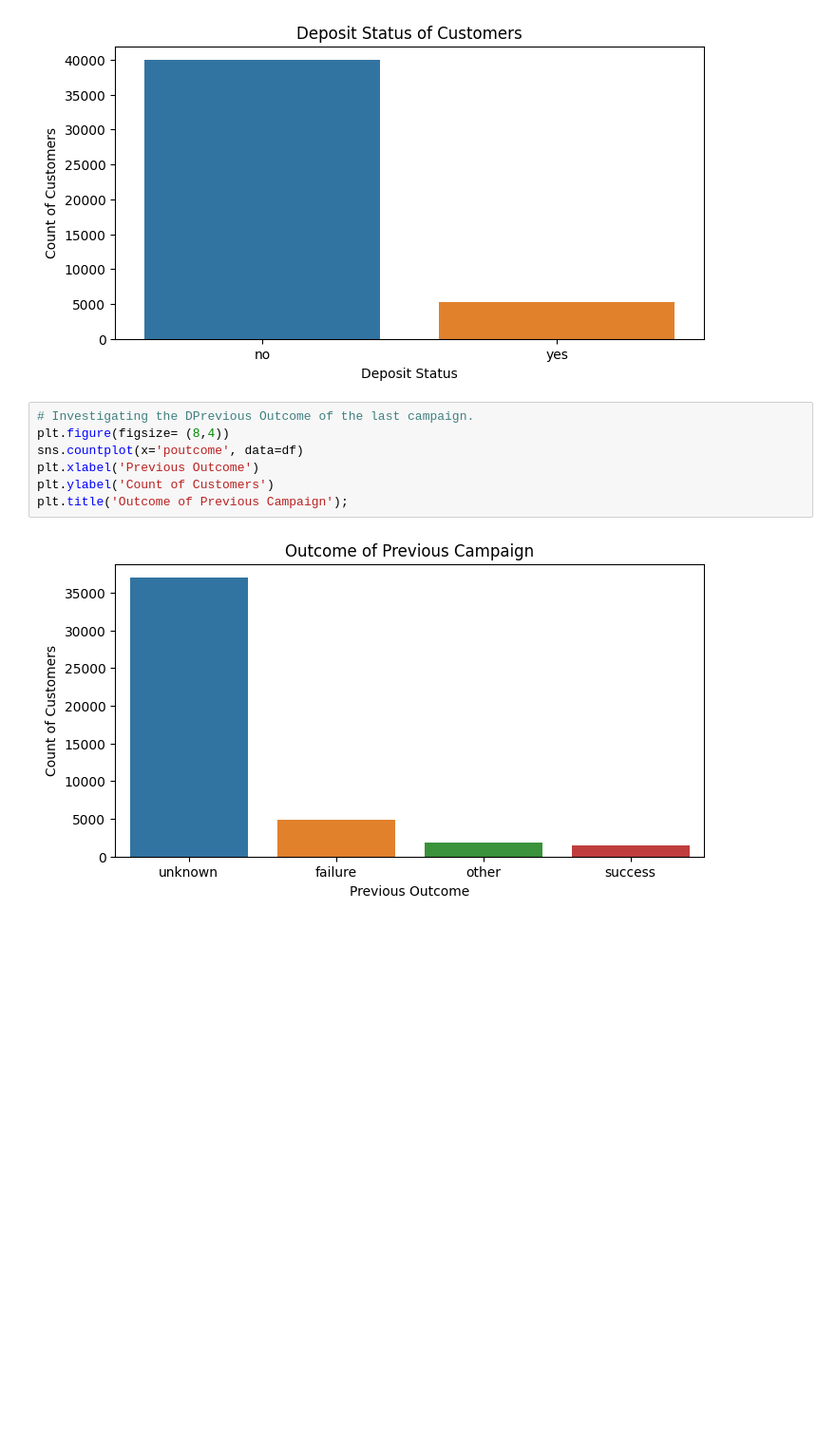
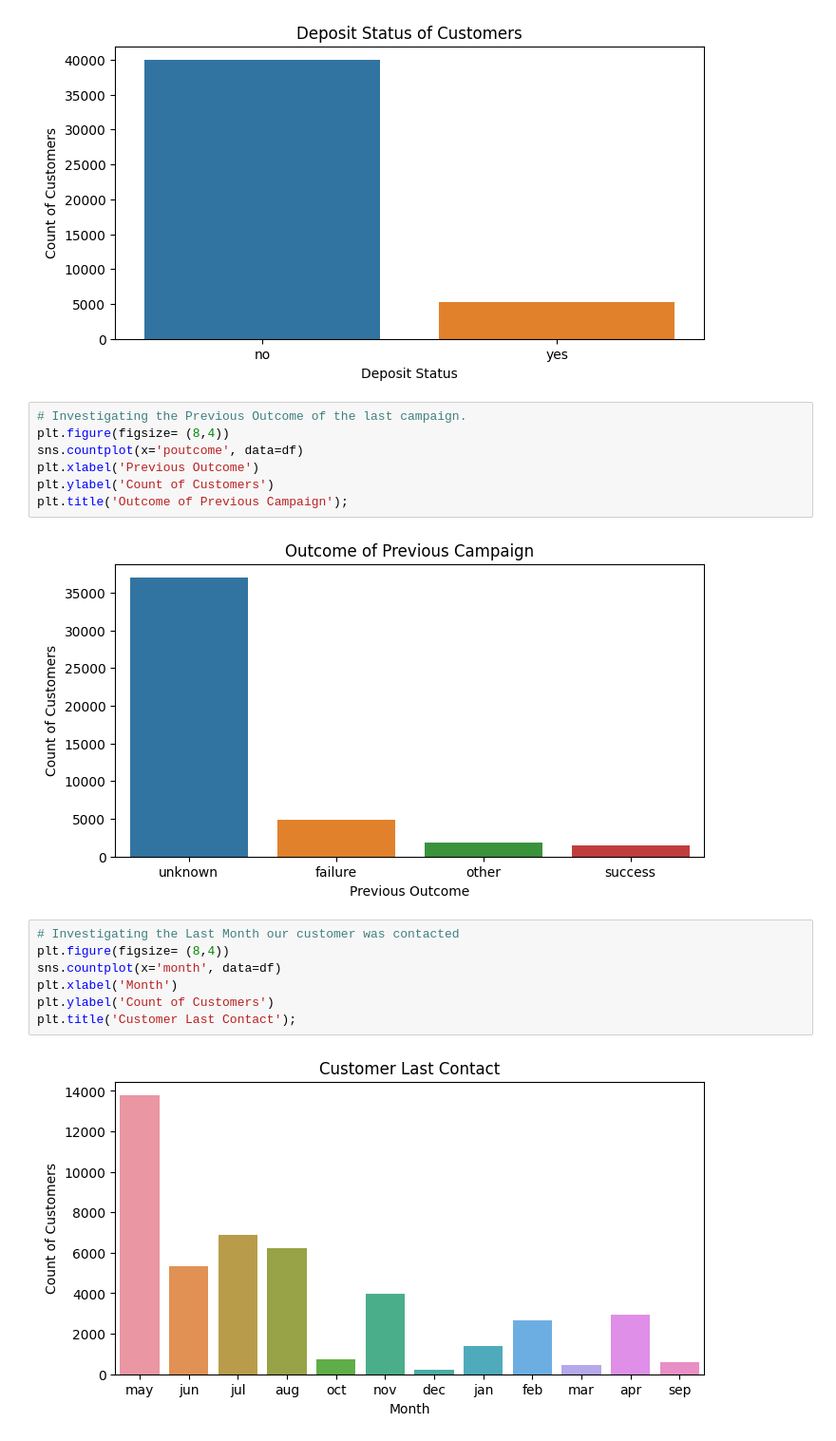
Before and after one commit to kayodeolusanya/Nexus-Bank-Customer-Segmentation-Project, a Jupyter notebook: Nexus_Bank_Customer_Segmentation_Project.ipynb, the cells around one changed output. Shown at 95% size. Saved outputs shown, nothing was run; the diff lists cells and outputs as text; blank space fills up the shorter version.

```diff
--- a/Nexus_Bank_Customer_Segmentation_Project.ipynb
+++ b/Nexus_Bank_Customer_Segmentation_Project.ipynb
@@ -189,7 +189,7 @@ plt.title('Deposit Status of Customers');
 # %% [output]
 [figure]
 # %%
-# Investigating the DPrevious Outcome of the last campaign.
+# Investigating the Previous Outcome of the last campaign.
 plt.figure(figsize= (8,4))
 sns.countplot(x='poutcome', data=df)
 plt.xlabel('Previous Outcome')
@@ -197,5 +197,14 @@ plt.ylabel('Count of Customers')
 plt.title('Outcome of Previous Campaign');
 # %% [output]
 [figure]
+# %%
+# Investigating the Last Month our customer was contacted
+plt.figure(figsize= (8,4))
+sns.countplot(x='month', data=df)
+plt.xlabel('Month')
+plt.ylabel('Count of Customers')
+plt.title('Customer Last Contact');
+# %% [output]
+[figure, added]
 # %%
 # Investigating the Balances of our customers
```
Also changed, not shown: parts of 4 cells of this notebook.
